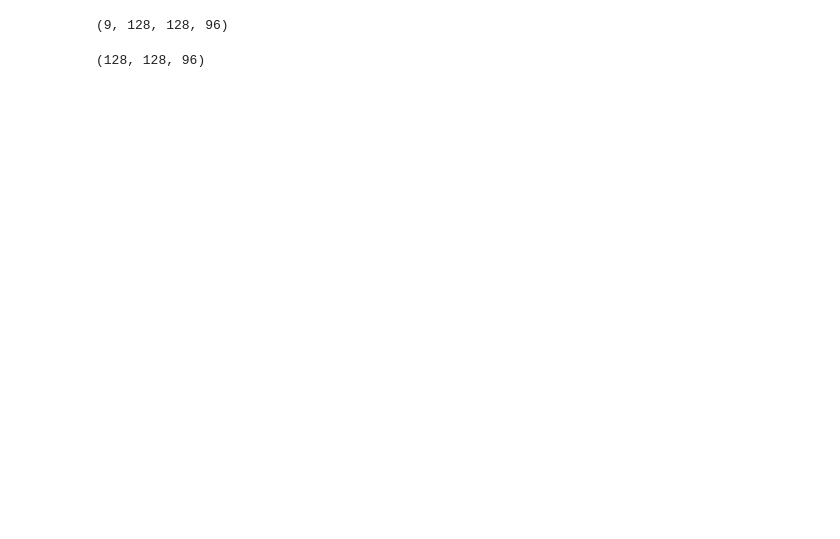
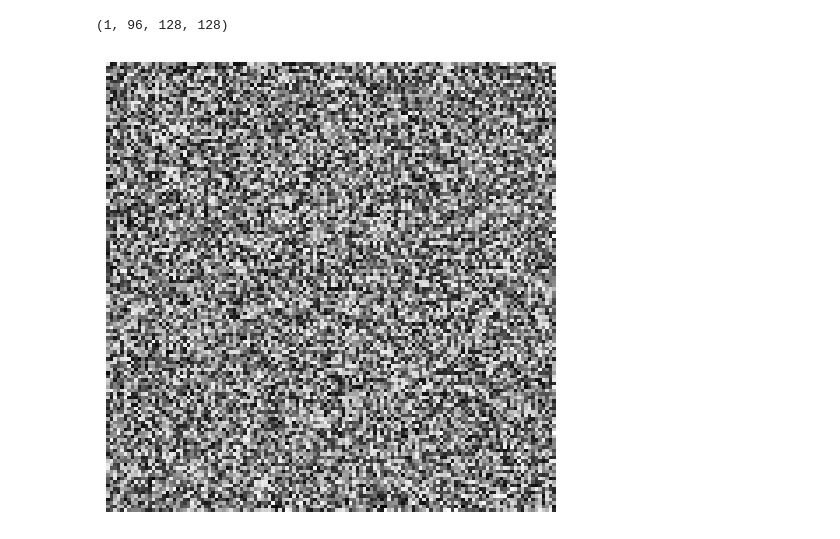
Before and after one commit to joseFranciscoHS/TechJourney, a Jupyter notebook: DWMRI/src/tests.ipynb, the cells around one changed output. Cells and saved outputs as stored; diff of their text form; code cells hidden in the pictures; blank space fills up the shorter version.

```diff
--- a/DWMRI/src/tests.ipynb
+++ b/DWMRI/src/tests.ipynb
@@ -21,7 +21,7 @@ from utils.data import DBrainDataLoader, StanfordDataLoader
 # )
 from utils.utils import load_config
 
-train = True
+train = False
 dataset = "dbrain"
 # Setup logging
 log_file = setup_logging(log_level=logging.INFO)
@@ -61,7 +61,7 @@ _, noisy_data = data_loader.load_data()
 # omitting the b0s from the data
 take_volumes = settings.data.num_b0s + settings.data.num_volumes
 logging.info(f"Taking volumes from {settings.data.num_b0s} to {take_volumes}")
-noisy_data = noisy_data[..., settings.data.num_b0s : take_volumes]
+noisy_data = noisy_data[...,:96, settings.data.num_b0s : take_volumes]
 logging.info(f"Noisy data shape: {noisy_data.shape}")
 logging.info(
     f"Data type: {noisy_data.dtype}, Min: {noisy_data.min():.4f}, Max: {noisy_data.max():.4f}, Mean: {noisy_data.mean():.4f}"
@@ -92,6 +92,7 @@ model = DenoiserNet(
     dense_convs=settings.model.dense_convs,
     residual=settings.model.residual,
     base_filters=settings.model.base_filters,
+    output_shape=(settings.model.out_channel, *noisy_data.shape[:3]),
 )
 logging.info(
     f"Model initialized - in_channel: {settings.model.in_channel}, out_channel: {settings.model.out_channel}"
@@ -199,17 +225,23 @@ reconstruct_loader = DataLoader(reconstruct_set, batch_size=1, shuffle=False)
 # %%
-device = "cuda"
-model.to(device)
-model.eval()
+from tqdm import tqdm
+
+device = "cpu"
+reconstruct_model.to(device)
+reconstruct_model.eval()
 with torch.inference_mode():
-    for x, _ in iter(reconstruct_loader):
+    for x, _ in tqdm(reconstruct_loader):
         x = x.to(device)
-        reconstructed = model(x)
+        reconstructed = reconstruct_model(x)
 reconstructed = reconstructed.squeeze().detach().cpu().numpy()
 # %%
-reconstructed.shape
+import numpy as np
+reconstructed = np.transpose(reconstructed[None,...], (0,3,1,2))
-# %% [output]
-(9, 128, 128, 96)
 # %%
-noisy_data_shape[:3]
+from utils.metrics import visualize_single_volume
+
+visualize_single_volume(
+                 reconstructed,
+)
 # %% [output]
-(128, 128, 96)
+(1, 96, 128, 128)
+[figure, added]
```
Also changed, not shown: parts of 2 cells of this notebook, 1 other file.
